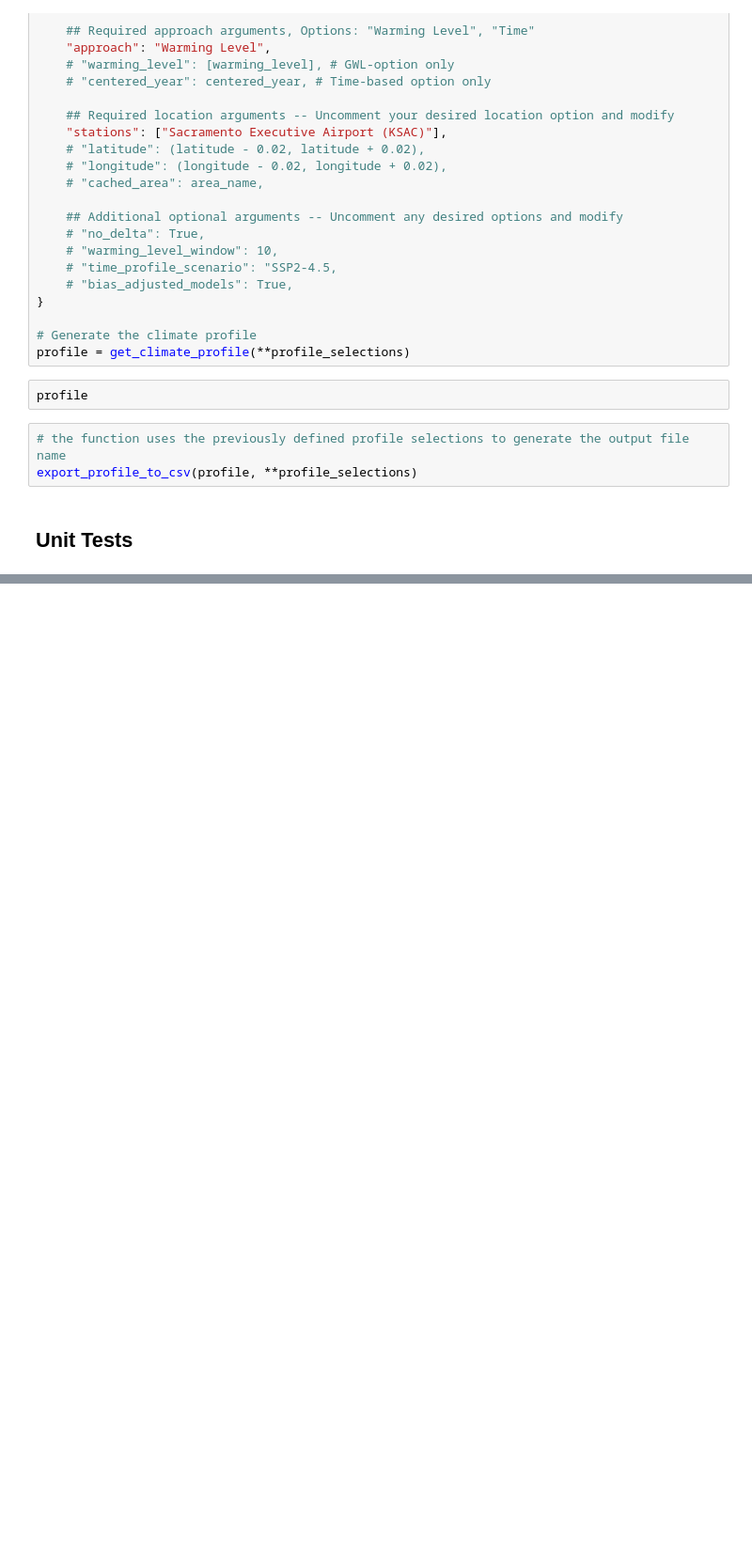
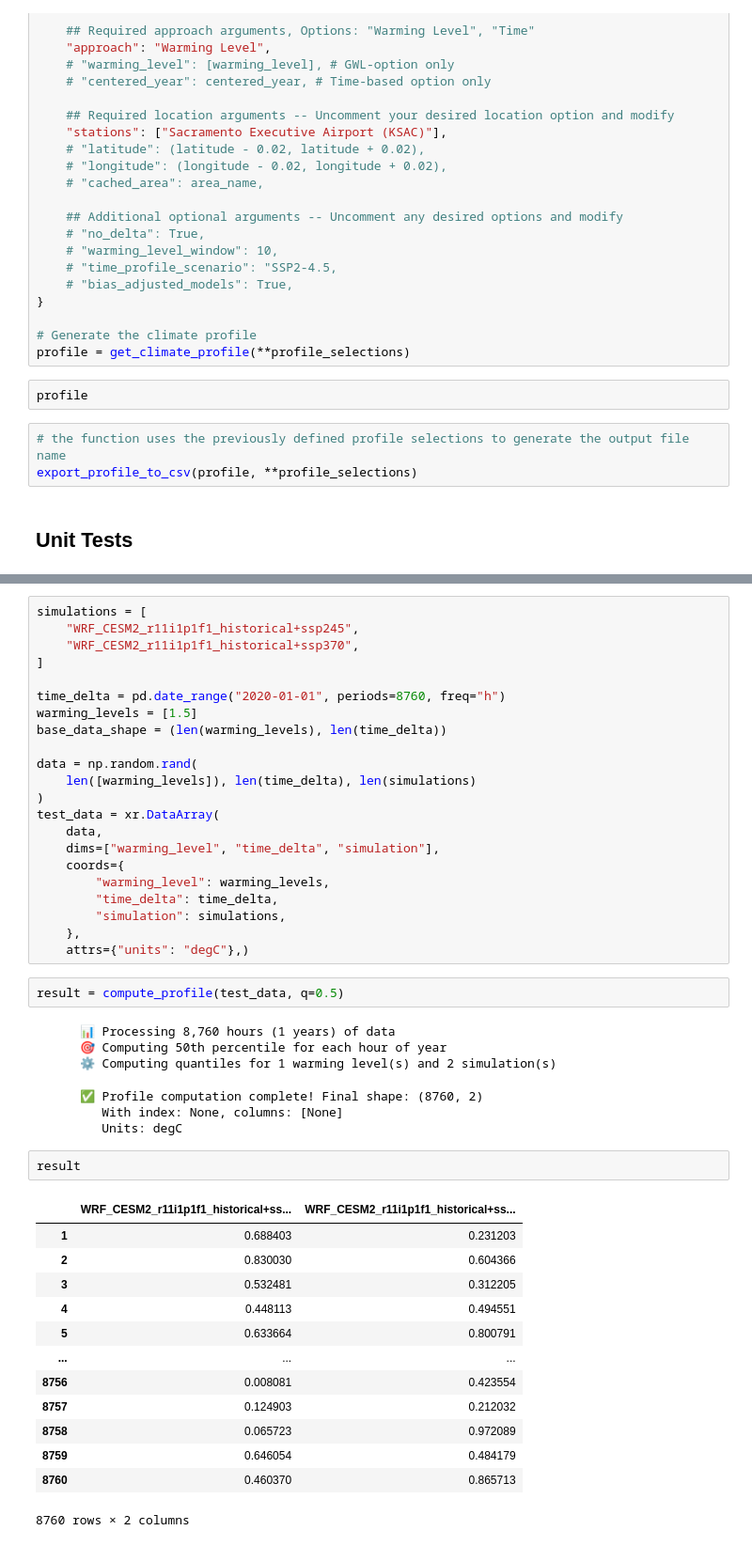
Before and after one commit to cal-adapt/climakitae, a Jupyter notebook: DEV_sy_export.ipynb, the cells around one changed output, grey strips where cells are left out. Shown at 94% size. Drawn from its saved outputs; the diff is of its cells as text; blank space fills up the shorter version.

Commit message:
simulation label test classes updated, but labeling not behaving as it should

```diff
--- a/DEV_sy_export.ipynb
+++ b/DEV_sy_export.ipynb
@@ -833,3 +834,50 @@ warnings.filterwarnings("ignore")
 
 from unittest.mock import MagicMock, call, patch
 import pytest
+# %%
+simulations = [
+    "WRF_CESM2_r11i1p1f1_historical+ssp245",
+    "WRF_CESM2_r11i1p1f1_historical+ssp370",
+]
+
+time_delta = pd.date_range("2020-01-01", periods=8760, freq="h")
+warming_levels = [1.5]
+base_data_shape = (len(warming_levels), len(time_delta))
+
+data = np.random.rand(
+    len([warming_levels]), len(time_delta), len(simulations)
+)
+test_data = xr.DataArray(
+    data,
+    dims=["warming_level", "time_delta", "simulation"],
+    coords={
+        "warming_level": warming_levels,
+        "time_delta": time_delta,
+        "simulation": simulations,
+    },
+    attrs={"units": "degC"},)
+# %%
+result = compute_profile(test_data, q=0.5)
+# %% [output]
+      📊 Processing 8,760 hours (1 years) of data
+      🎯 Computing 50th percentile for each hour of year
+      ⚙️ Computing quantiles for 1 warming level(s) and 2 simulation(s)
+      ✅ Profile computation complete! Final shape: (8760, 2)
+         With index: None, columns: [None]
+         Units: degC
+# %%
+result
+# %% [output]
+|  | WRF_CESM2_r11i1p1f1_historical+ss... | WRF_CESM2_r11i1p1f1_historical+ss... |
+| 1 | 0.688403 | 0.231203 |
+| 2 | 0.830030 | 0.604366 |
+| 3 | 0.532481 | 0.312205 |
+| 4 | 0.448113 | 0.494551 |
+| 5 | 0.633664 | 0.800791 |
+| ... | ... | ... |
+| 8756 | 0.008081 | 0.423554 |
+| 8757 | 0.124903 | 0.212032 |
+| 8758 | 0.065723 | 0.972089 |
+| 8759 | 0.646054 | 0.484179 |
+| 8760 | 0.460370 | 0.865713 |
+8760 rows × 2 columns
```
Also changed, not shown: parts of 4 cells of this notebook, 1 other file.
